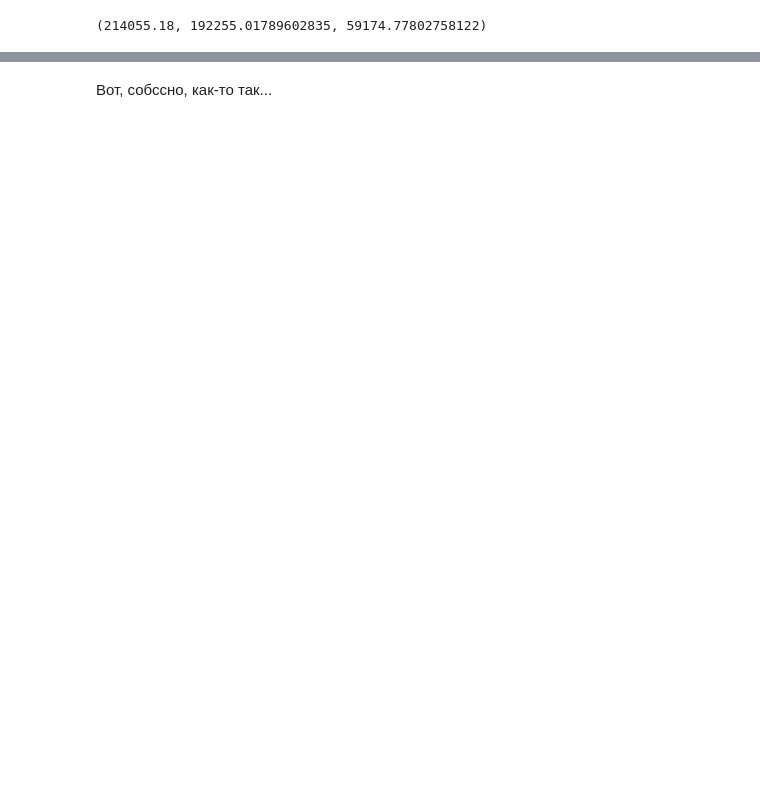
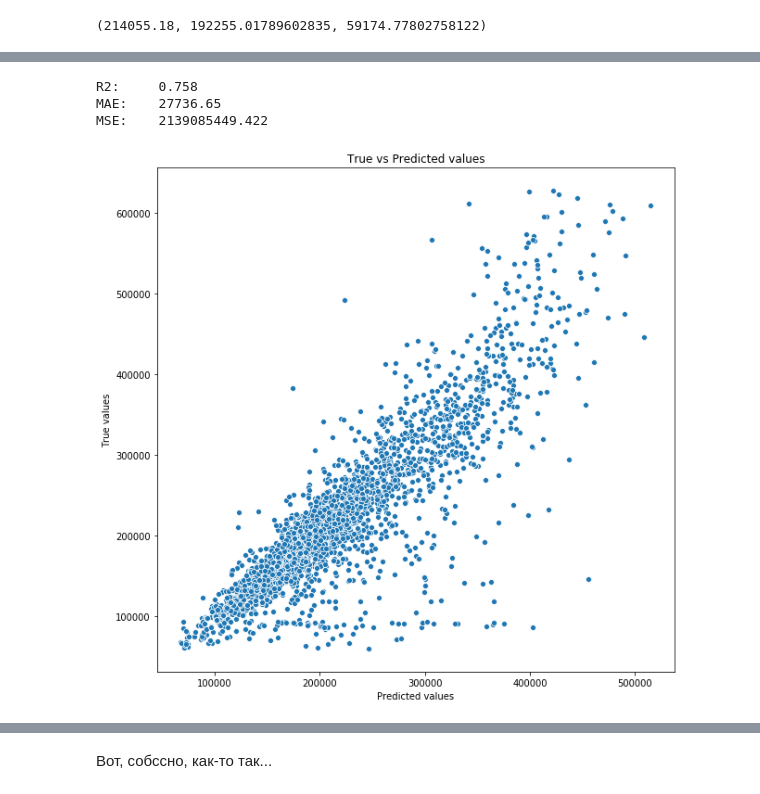
Before and after one commit to comrade747/python, a Jupyter notebook: project_task/ErshovAA_solution.ipynb, the cells around one changed output, grey strips where cells are left out. Drawn from its saved outputs; the diff is of its cells as text; code cells hidden in the pictures; blank space fills up the shorter version.

```diff
--- a/project_task/ErshovAA_solution.ipynb
+++ b/project_task/ErshovAA_solution.ipynb
@@ -510,5 +570,5 @@ target_mean, target_median, target_mode
 # %% [output]
 (214055.18, 192255.01789602835, 59174.77802758122)
 # %%
-feature_names = df.columns.tolist()[1:]
+feature_names = train.columns.tolist()[1:]
 feature_names.remove('Price')
@@ -517,6 +577,6 @@ feature_names.remove('Price')
 # %%
-X = df[feature_names]
-y = df[['Price']]
+X = train[feature_names]
+y = train[['Price']]
 
 X.info()
 # %% [output]
@@ -539,0 +600,2 @@ memory usage: 1.2 MB
+# %%
+X_train, X_test, y_train, y_test = train_test_split(X, y, test_size=0.3, random_state=42)
@@ -539,0 +606,13 @@ memory usage: 1.2 MB
+# %%
+%%time
+
+rfr = RandomForestRegressor(
+    bootstrap=True,
+    max_depth=100,
+    max_features=4,
+    min_samples_leaf=1,
+    min_samples_split=3,
+    n_estimators=1000,
+    random_state=42)
+
+rfr.fit(X_train, y_train.values[:, 0])
@@ -539,0 +628,8 @@ memory usage: 1.2 MB
+# %%
+y_test_preds = rfr.predict(X_test)
+evaluate_preds(y_test['Price'], y_test_preds)
+# %% [output]
+R2:     0.758
+MAE:    27736.65
+MSE:    2139085449.422
+[figure, added]
```
Also changed, not shown: parts of 180 cells of this notebook.
